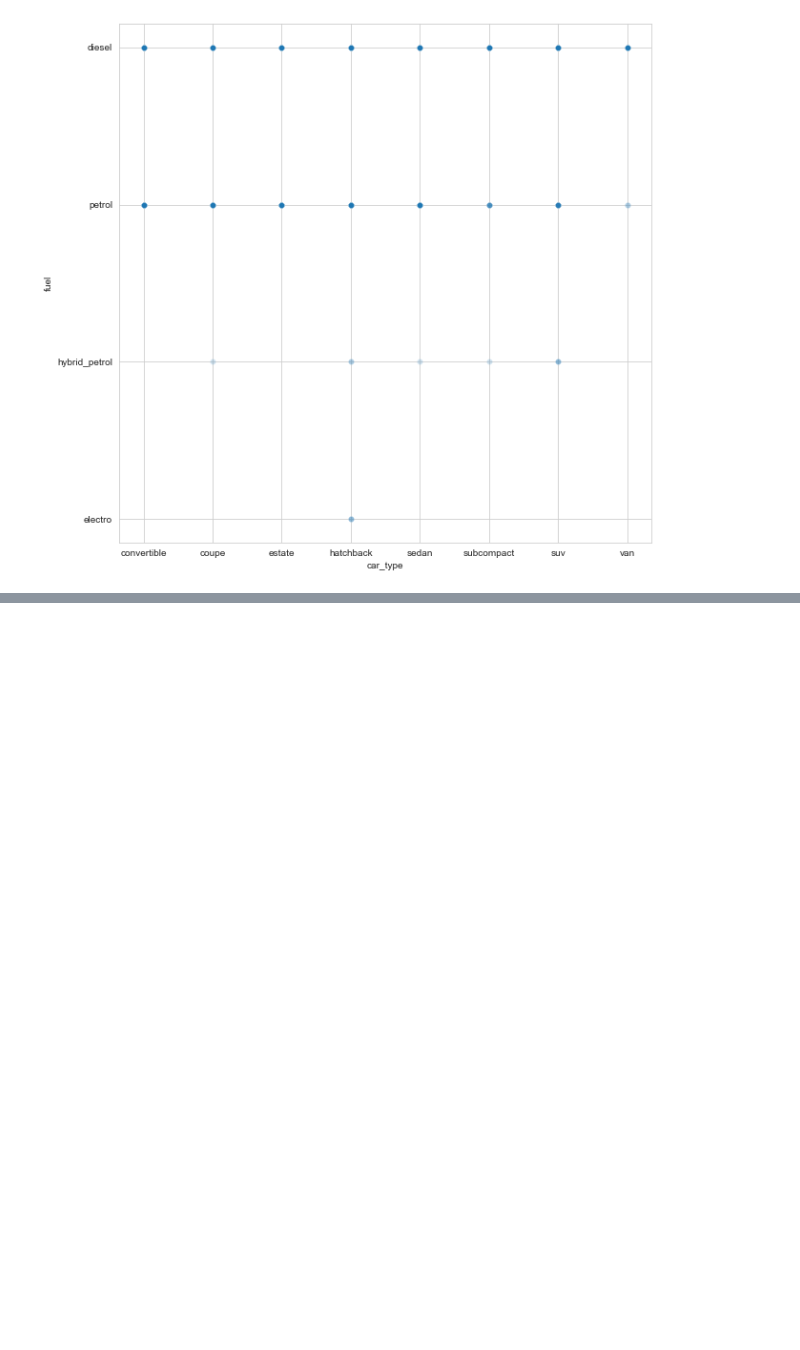
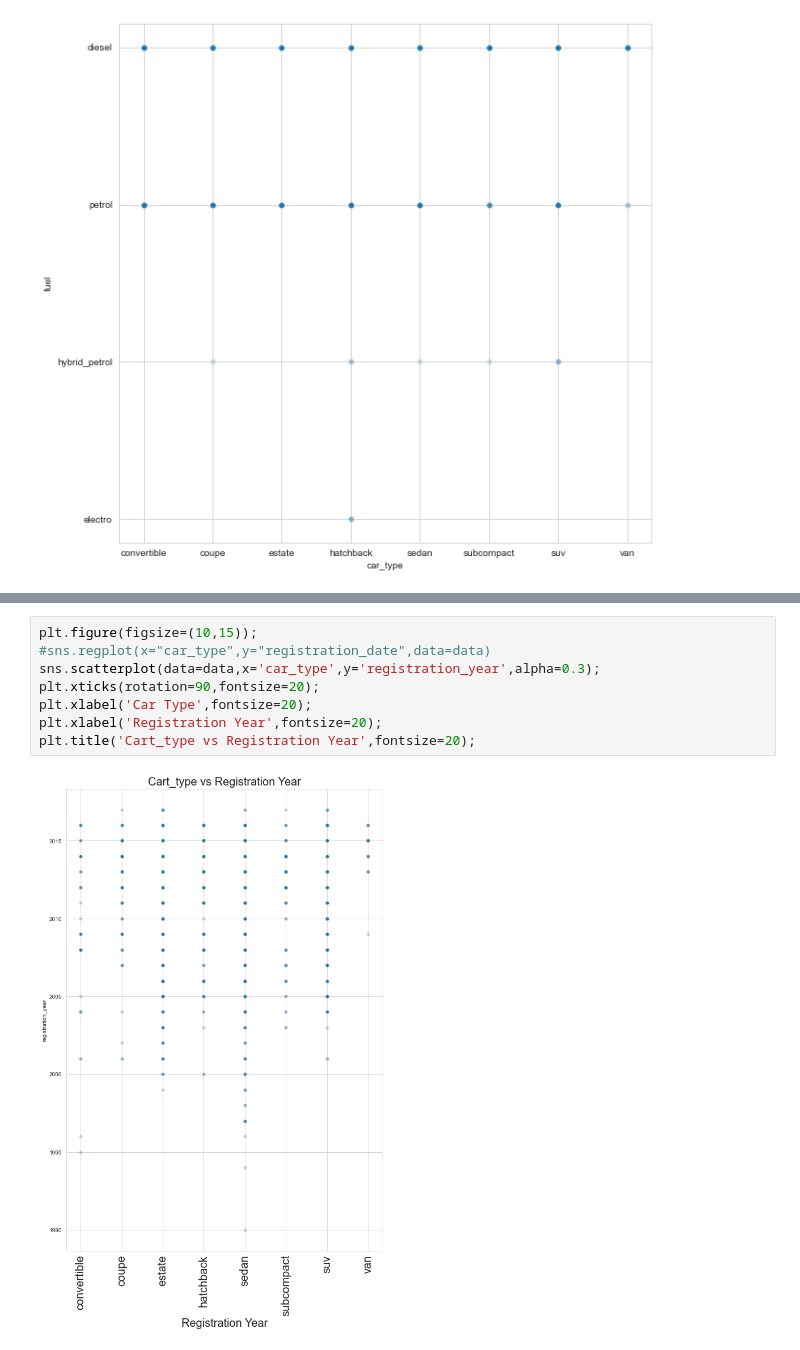
Before and after one commit to mustafaktaas/Python_DeepLearning, a Jupyter notebook: CarPricePredictionANN.ipynb, the cells around one changed output, grey strips where cells are left out. Drawn from its saved outputs; the diff is of its cells as text; blank space fills up the shorter version.

```diff
--- a/CarPricePredictionANN.ipynb
+++ b/CarPricePredictionANN.ipynb
@@ -178,0 +219,10 @@ sns.scatterplot(data=data,x='car_type',y='fuel',alpha=0.2,x_jitter=0.2);
+# %%
+plt.figure(figsize=(10,15));
+#sns.regplot(x="car_type",y="registration_date",data=data)
+sns.scatterplot(data=data,x='car_type',y='registration_year',alpha=0.3);
+plt.xticks(rotation=90,fontsize=20);
+plt.xlabel('Car Type',fontsize=20);
+plt.xlabel('Registration Year',fontsize=20);
+plt.title('Cart_type vs Registration Year',fontsize=20);
+# %% [output]
+[figure, added]
```
Also changed, not shown: parts of 25 cells of this notebook.
